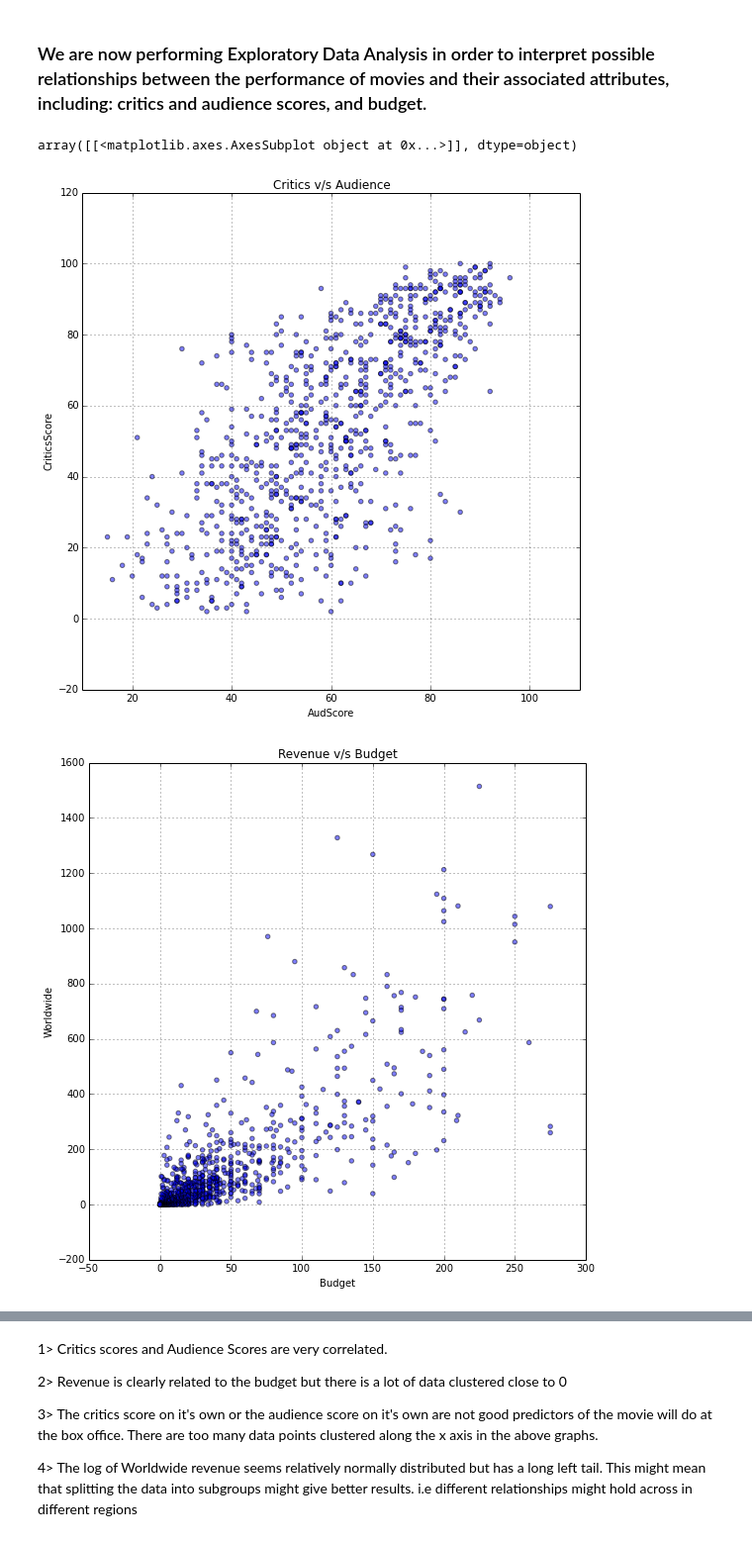
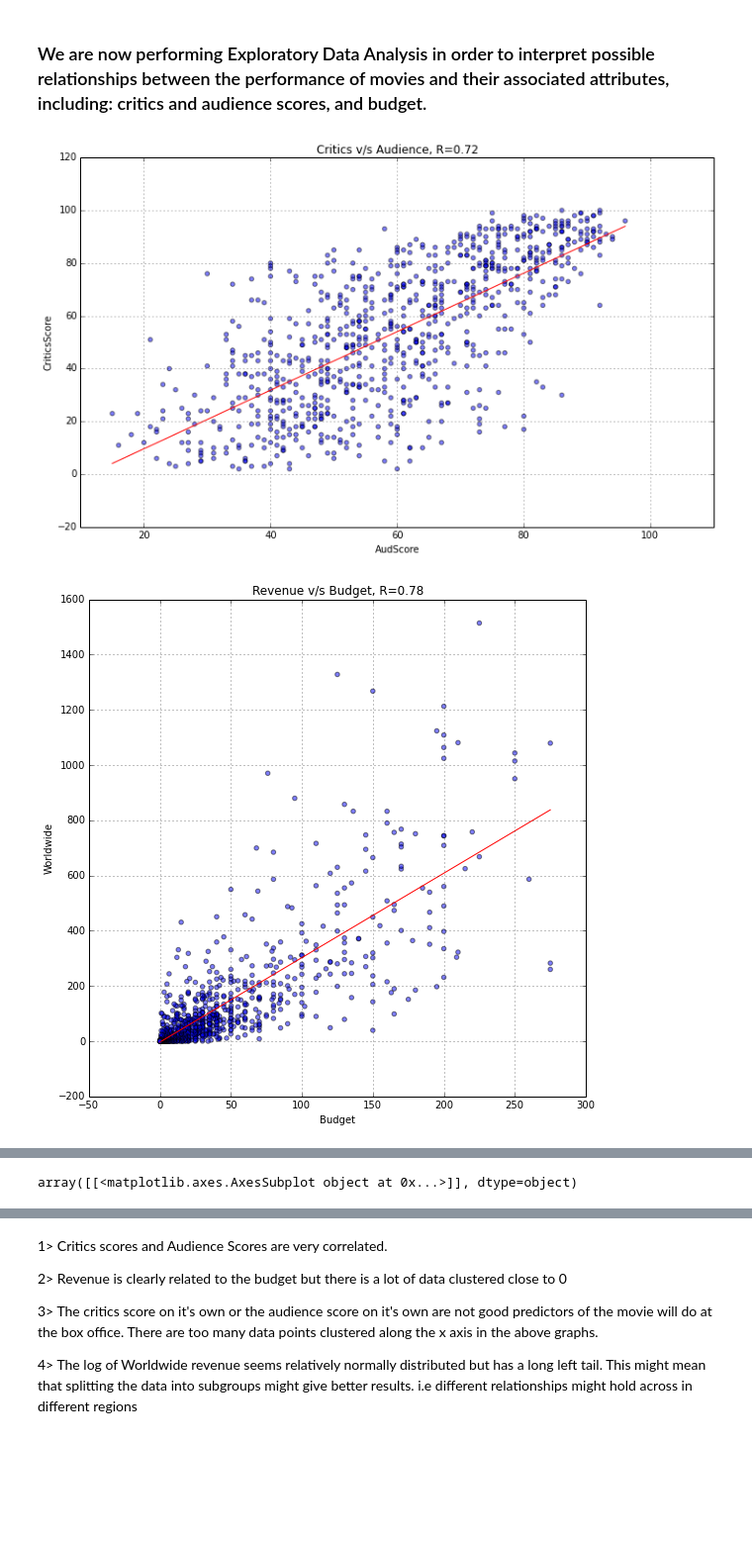
Before and after one commit to akhilketkar/cs209-project, a Jupyter notebook: Copy_Book.ipynb, the cells around one changed output, grey strips where cells are left out. Shown at 99% size. Drawn from its saved outputs; the diff is of its cells as text; code cells hidden in the pictures; blank space fills up the shorter version.

Commit message:
updated with regression lines and OLS model for audience scores

```diff
--- a/Copy_Book.ipynb
+++ b/Copy_Book.ipynb
@@ -57,20 +57,43 @@ dataMain.head()
 ### We are now performing Exploratory Data Analysis in order to interpret possible relationships between the performance of movies and their associated attributes, including: critics and audience scores, and budget.
 # %%
 # Plot relationship between Audience Score and Critics Score
-dataMain.plot("AudScore","CriticsScore",kind="Scatter",alpha=0.5,title="Critics v/s Audience",figsize=(9,9))
+dataMain.plot("AudScore","CriticsScore",kind="Scatter", alpha=0.5,
+              title="Critics v/s Audience, R=" + str(round(np.corrcoef(dataMain.AudScore,
+                                                                     dataMain.CriticsScore)[0][1],2)) ,figsize=(12,7))
+m, b = np.polyfit(dataMain.AudScore, dataMain.CriticsScore, 1)
+x = np.linspace(dataMain.AudScore.min(), dataMain.AudScore.max(), 1000)
+plt.plot(x, m*x +b, 'r-')
+plt.show()
 
 # Plot budget and revenue
-dataMain.plot("Budget","Worldwide",kind="Scatter",alpha=0.5,title="Revenue v/s Budget",figsize=(9,9))
+dataMain.plot("Budget","Worldwide",kind="Scatter",alpha=0.5,
+              title="Revenue v/s Budget, R=" + str(round(np.corrcoef(dataMain.Budget,
+                                                                     dataMain.Worldwide)[0][1],2)) ,figsize=(12,7))
+m, b = np.polyfit(dataMain.Budget, dataMain.Worldwide, 1)
+x = np.linspace(dataMain.Budget.min(), dataMain.Budget.max(), 1000)
+plt.plot(x, m*x +b, 'r-')
+plt.show()
 
 # Plot Revenue and Critics Score
-dataMain.plot("CriticsScore","Worldwide",kind="Scatter",alpha=0.5,title="Revenue v/s Critics Score",figsize=(9,9))
+dataMain.plot("CriticsScore","Worldwide",kind="Scatter",alpha=0.5,
+              title="Revenue v/s Critics Score, R=" + str(round(np.corrcoef(dataMain.CriticsScore,
+                                                                     dataMain.Worldwide)[0][1],2)) ,figsize=(12,7))
+m, b = np.polyfit(dataMain.CriticsScore, dataMain.Worldwide, 1)
+x = np.linspace(dataMain.CriticsScore.min(), dataMain.CriticsScore.max(), 1000)
+plt.plot(x, m*x +b, 'r-')
+plt.show()
 
 # Plot Revenue and Critics Score
-dataMain.plot("AudScore","Worldwide",kind="Scatter",alpha=0.5,title="Revenue v/s Audience Score",figsize=(9,9))
+dataMain.plot("AudScore","Worldwide",kind="Scatter",alpha=0.5,
+              title="Revenue v/s Audience Score, R=" + str(round(np.corrcoef(dataMain.AudScore,
+                                                                     dataMain.Worldwide)[0][1],2)) ,figsize=(12,7))
+m, b = np.polyfit(dataMain.AudScore, dataMain.Worldwide, 1)
+x = np.linspace(dataMain.AudScore.min(), dataMain.AudScore.max(), 1000)
+plt.plot(x, m*x +b, 'r-')
+plt.show()
 
 # Histogram of Revenue
 dataMain.hist("logWorldwide",figsize=(9,9), bins=50)
 # %% [output]
-array([[<matplotlib.axes.AxesSubplot object at 0x...>]], dtype=object)
-[figure, old version]
+[figure, new version]
-[figure, old version]
+[figure, new version]
@@ -79,3 +102,4 @@ array([[<matplotlib.axes.AxesSubplot object at 0x...>]], dtype=object)
+array([[<matplotlib.axes.AxesSubplot object at 0x...>]], dtype=object)
 [figure]
 # %% [markdown]
 1> Critics scores and Audience Scores are very correlated.
```
Also changed, not shown: parts of 35 cells of this notebook, 1 other file.
